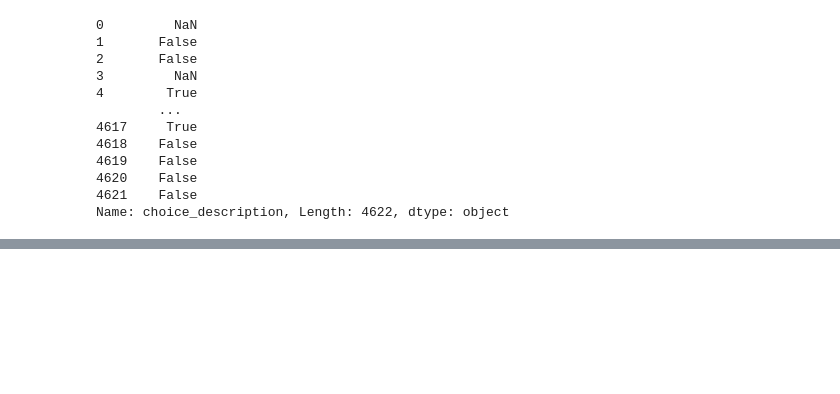
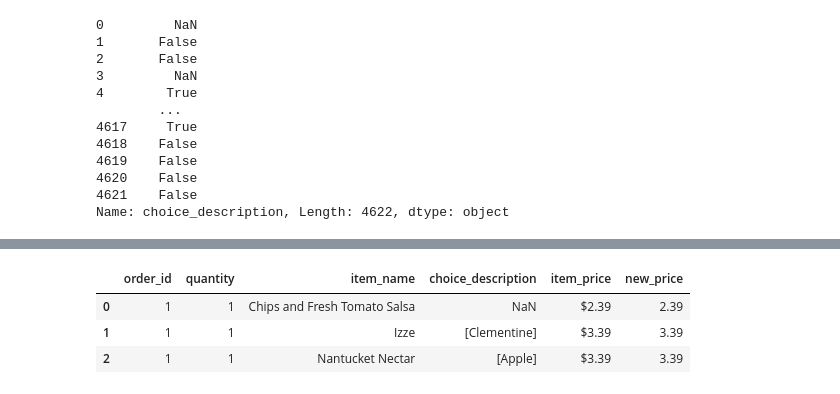
Before and after one commit to HyunJunSon/NIPA-ORACLE, a Jupyter notebook: pandas_tutorial.ipynb, the cells around one changed output, grey strips where cells are left out. Cells and saved outputs as stored; diff of their text form; code cells hidden in the pictures; blank space fills up the shorter version.

```diff
--- a/pandas_tutorial.ipynb
+++ b/pandas_tutorial.ipynb
@@ -493,0 +527,10 @@ Name: choice_description, Length: 4622, dtype: object
+# %%
+# 43. dc 데이터 중 new_price 값이 lst에 해당하는 경우의 데이터 프레임을 구하고, 그 개수를 출력하라.
+lst =[1.69, 2.39, 3.39, 4.45, 9.25, 10.98, 11.75, 16.98]
+
+dc[dc.new_price.isin(lst)].head(3)
+# %% [output]
+|  | order_id | quantity | item_name | choice_description | item_price | new_price |
+| 0 | 1 | 1 | Chips and Fresh Tomato Salsa | NaN | $2.39 | 2.39 |
+| 1 | 1 | 1 | Izze | [Clementine] | $3.39 | 3.39 |
+| 2 | 1 | 1 | Nantucket Nectar | [Apple] | $3.39 | 3.39 |
```
Also changed, not shown: parts of 7 cells of this notebook, 3 other files.
